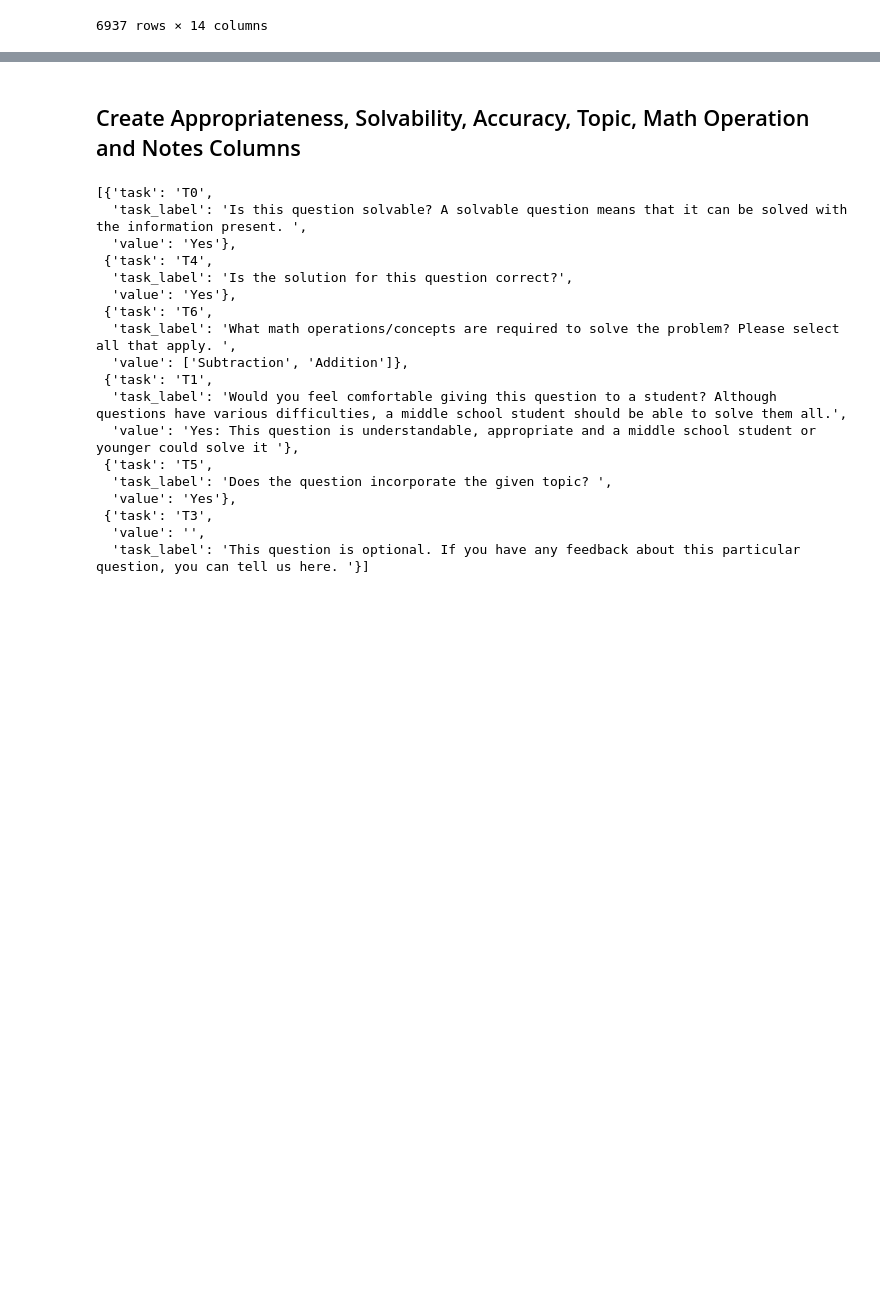
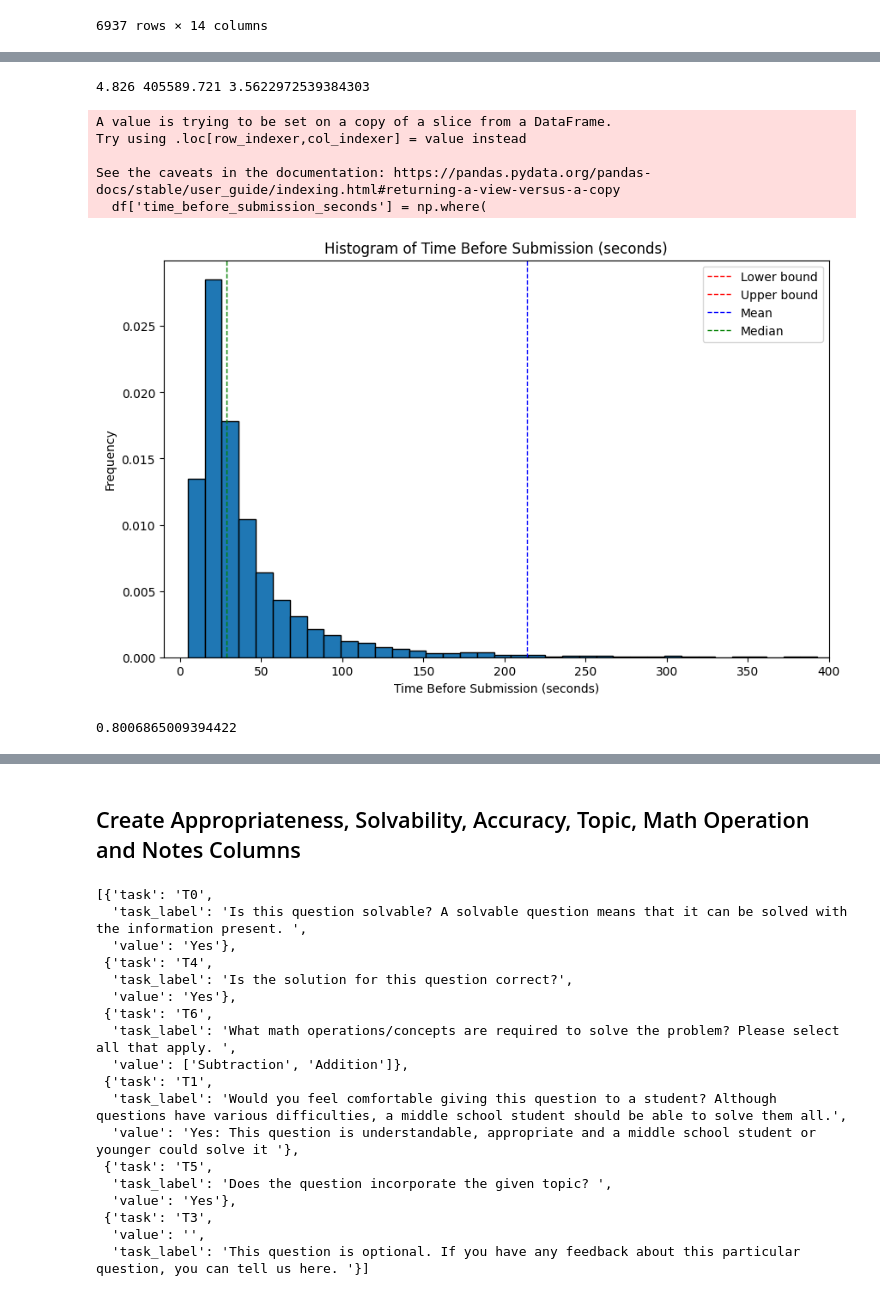
Before and after one commit to bryanchrist/llama2-70b, a Jupyter notebook: Compare_Models_Zooniverse.ipynb, the cells around one changed output, grey strips where cells are left out. Drawn from its saved outputs; the diff is of its cells as text; code cells hidden in the pictures; blank space fills up the shorter version.

```diff
--- a/Compare_Models_Zooniverse.ipynb
+++ b/Compare_Models_Zooniverse.ipynb
@@ -24,3 +24,14 @@ df
 | 6935 | 551123146 | bryanchrist | 2631956.0 | d6ef4ee405a2f4cb5e32 | 24740 | Classify Questions | 142.214 | ... |
 | 6936 | 551123224 | bryanchrist | 2631956.0 | d6ef4ee405a2f4cb5e32 | 24740 | Classify Questions | 142.214 | ... |
 6937 rows × 14 columns
+# %%
+for i in range(0, len(df)):
+    my_json = json.loads(df.iloc[i]['annotations'])
+    try:
+        if my_json[2]['task_label']=='Would you feel comfortable giving this question to a student? Although questions have various difficulties, a middle school student should be able to solve them all.':
+            start_index = i
+            break
+    except:
+        pass
+df = df[start_index:]
+df
@@ -26,0 +102,51 @@ df
+# %%
+print(min(df['time_before_submission_seconds']), max(df['time_before_submission_seconds']), df['time_before_submission_seconds'].mean()/60)
+# %% [output]
+4.826 405589.721 3.5622972539384303
+# %%
+# Calculate the mean and standard deviation
+mean_value = df['time_before_submission_seconds'].mean()
+std_dev = df['time_before_submission_seconds'].std()
+
+# Define outlier thresholds
+lower_bound = mean_value - 2 * std_dev
+upper_bound = mean_value + 2 * std_dev
+
+# Calculate the median value
+median_value = df['time_before_submission_seconds'].median()
+
+#Replace outliers with the median value
+df['time_before_submission_seconds'] = np.where(
+    (df['time_before_submission_seconds'] < lower_bound) | (df['time_before_submission_seconds'] > upper_bound),
+    median_value,
+    df['time_before_submission_seconds']
+)
+
+# df['time_before_submission_seconds'] = np.where(
+#     (df['time_before_submission_seconds']>60*15),
+#     median_value,
+#     df['time_before_submission_seconds']
+# )
+# Plot the histogram
+plt.figure(figsize=(10, 6))
+plt.hist(df['time_before_submission_seconds'], bins=500, edgecolor='black', density=True)
+plt.axvline(lower_bound, color='red', linestyle='dashed', linewidth=1, label='Lower bound')
+plt.axvline(upper_bound, color='red', linestyle='dashed', linewidth=1, label='Upper bound')
+plt.axvline(mean_value, color='blue', linestyle='dashed', linewidth=1, label='Mean')
+plt.axvline(median_value, color='green', linestyle='dashed', linewidth=1, label='Median')
+plt.title('Histogram of Time Before Submission (seconds)')
+plt.xlabel('Time Before Submission (seconds)')
+plt.ylabel('Frequency')
+plt.xlim(-10, 400)
+plt.legend()
+plt.show()
+
+df['time_before_submission_seconds'].mean()/60
+# %% [output]
+A value is trying to be set on a copy of a slice from a DataFrame.
+Try using .loc[row_indexer,col_indexer] = value instead
+
+See the caveats in the documentation: https://pandas.pydata.org/pandas-docs/stable/user_guide/indexing.html#returning-a-view-versus-a-copy
+  df['time_before_submission_seconds'] = np.where(
+[figure, added]
+0.8006865009394422
```
Also changed, not shown: parts of 11 cells of this notebook, 6 other files.
